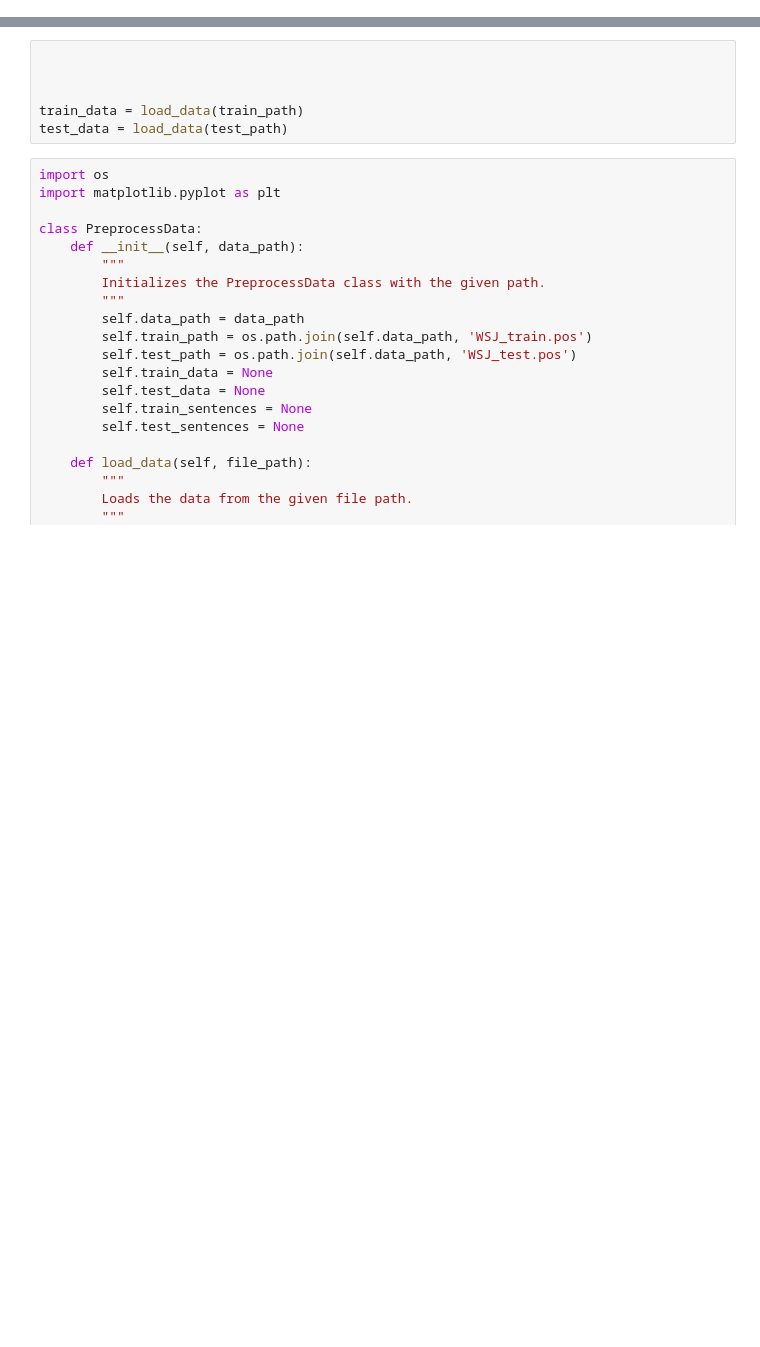
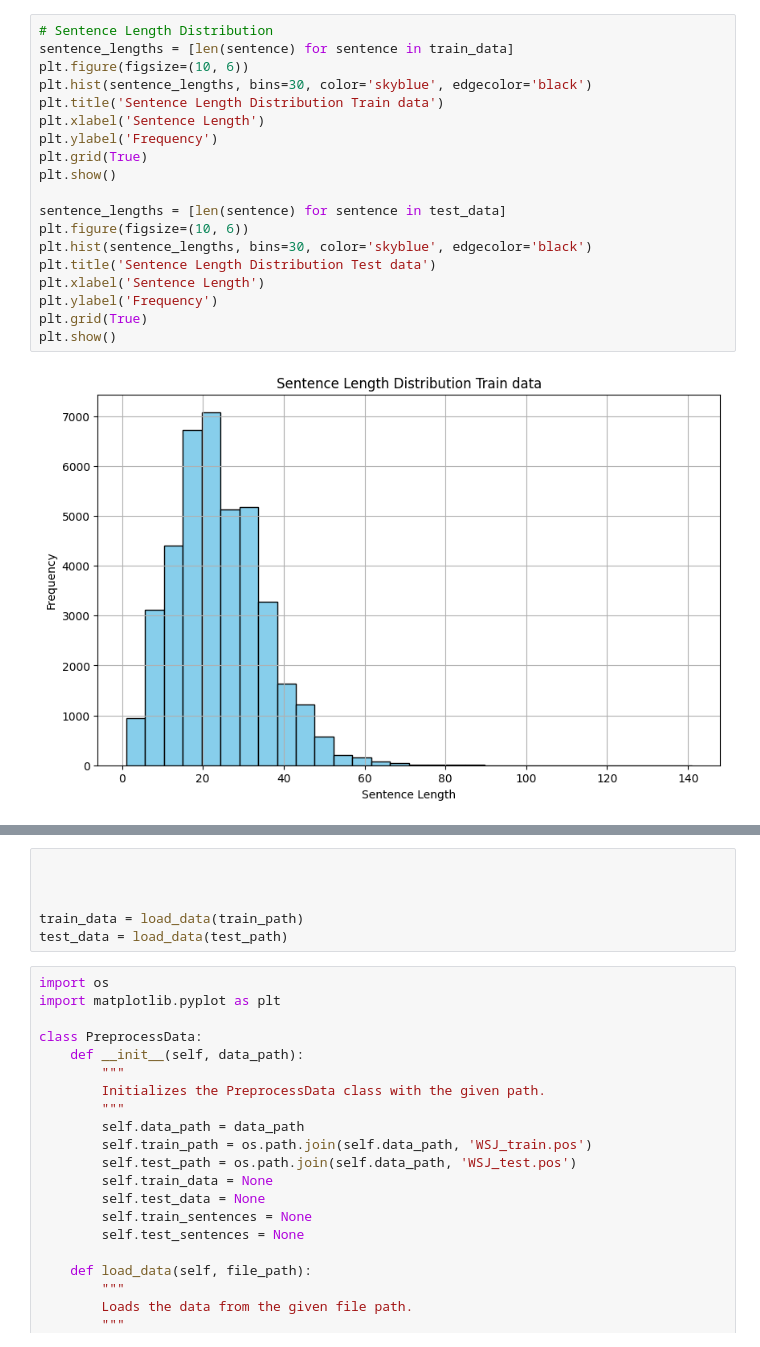
Before and after one commit to diliprc96/POS_Tagging, a Jupyter notebook: POS_Tagging.ipynb, the cells around one changed output, grey strips where cells are left out. Saved outputs shown, nothing was run; the diff lists cells and outputs as text; blank space fills up the shorter version.

```diff
--- a/POS_Tagging.ipynb
+++ b/POS_Tagging.ipynb
@@ -7,0 +75,21 @@ import matplotlib.pyplot as plt
+# %%
+# Sentence Length Distribution
+sentence_lengths = [len(sentence) for sentence in train_data]
+plt.figure(figsize=(10, 6))
+plt.hist(sentence_lengths, bins=30, color='skyblue', edgecolor='black')
+plt.title('Sentence Length Distribution Train data')
+plt.xlabel('Sentence Length')
+plt.ylabel('Frequency')
+plt.grid(True)
+plt.show()
+
+sentence_lengths = [len(sentence) for sentence in test_data]
+plt.figure(figsize=(10, 6))
+plt.hist(sentence_lengths, bins=30, color='skyblue', edgecolor='black')
+plt.title('Sentence Length Distribution Test data')
+plt.xlabel('Sentence Length')
+plt.ylabel('Frequency')
+plt.grid(True)
+plt.show()
+# %% [output]
+[figure, added]
```
Also changed, not shown: parts of 17 cells of this notebook.
